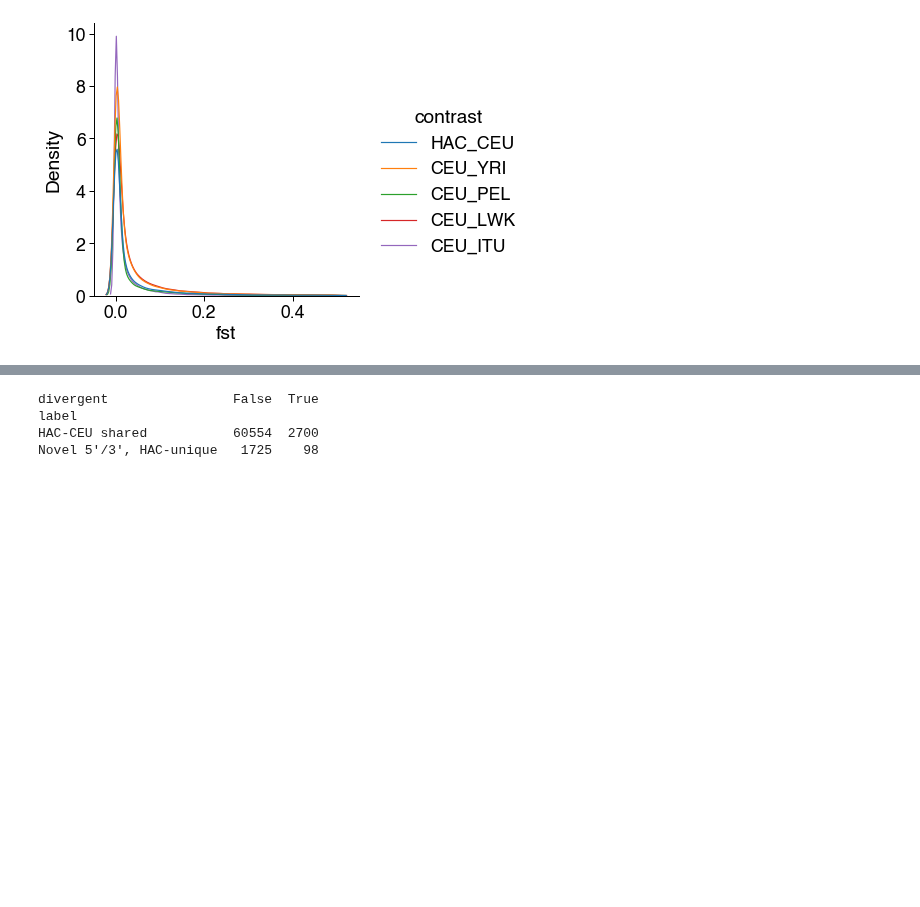
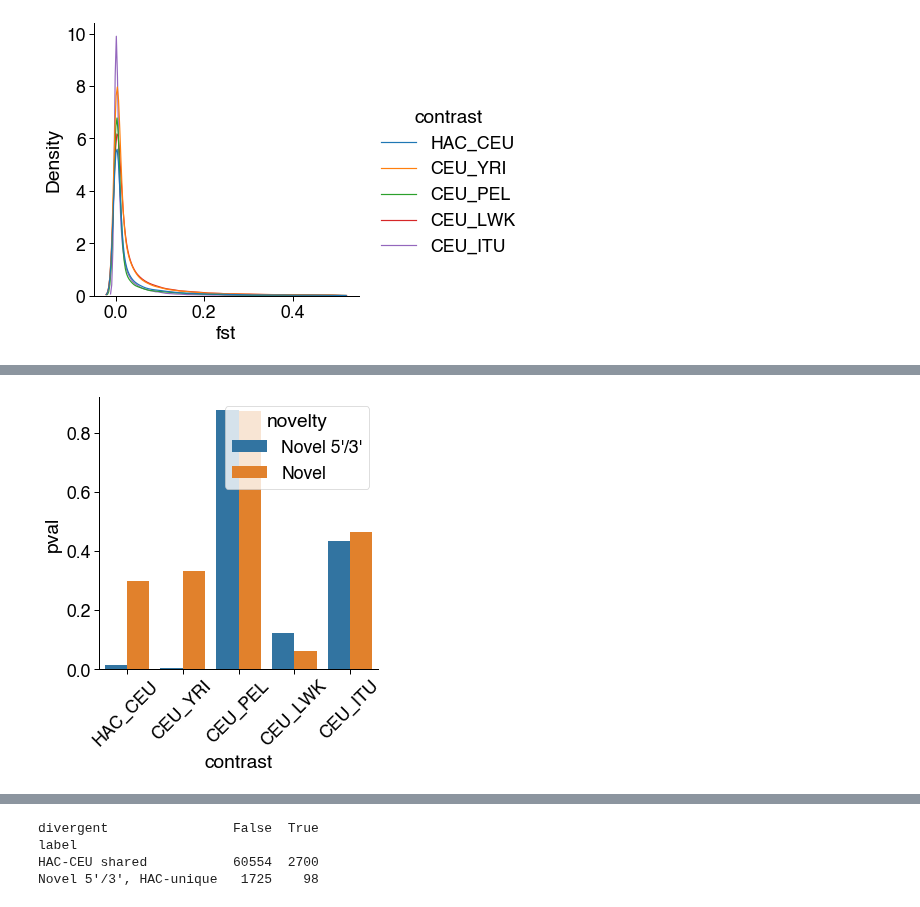
Before and after one commit to fairliereese/240903_pt, a Jupyter notebook: analysis/pop_div_novel_exon_fsts.ipynb, the cells around one changed output, grey strips where cells are left out. Saved outputs shown, nothing was run; the diff lists cells and outputs as text; code cells hidden in the pictures; blank space fills up the shorter version.

```diff
--- a/analysis/pop_div_novel_exon_fsts.ipynb
+++ b/analysis/pop_div_novel_exon_fsts.ipynb
@@ -160,0 +200,10 @@ Novel 5'/3', HAC-unique   1725    98
+# %%
+ax = sns.barplot(stat_df,
+            y='pval',
+            hue='novelty',
+            x='contrast')
+ax.spines['right'].set_visible(False)
+ax.spines['top'].set_visible(False)
+ax.tick_params(axis='x', rotation=45)
+# %% [output]
+[figure, added]
```
Also changed, not shown: parts of 8 cells of this notebook.
